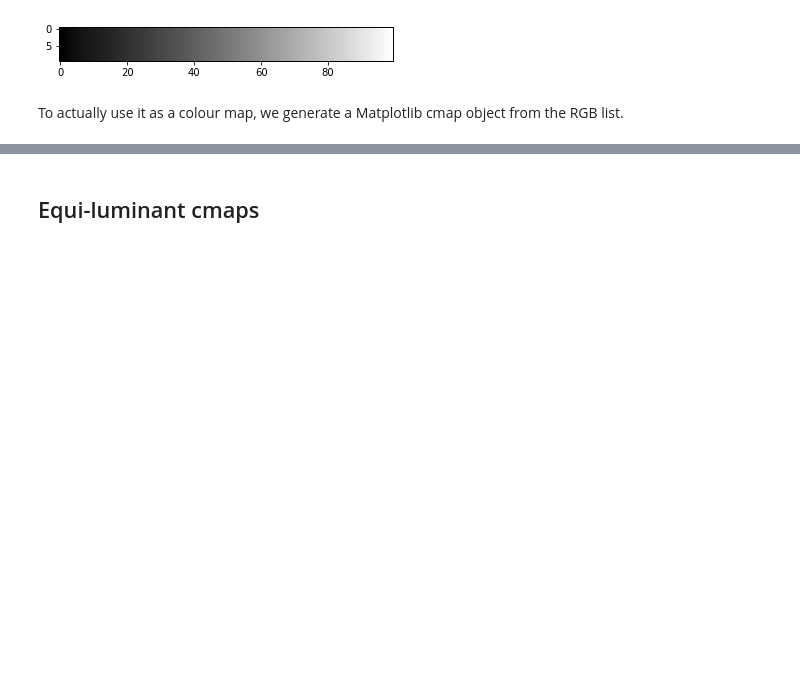
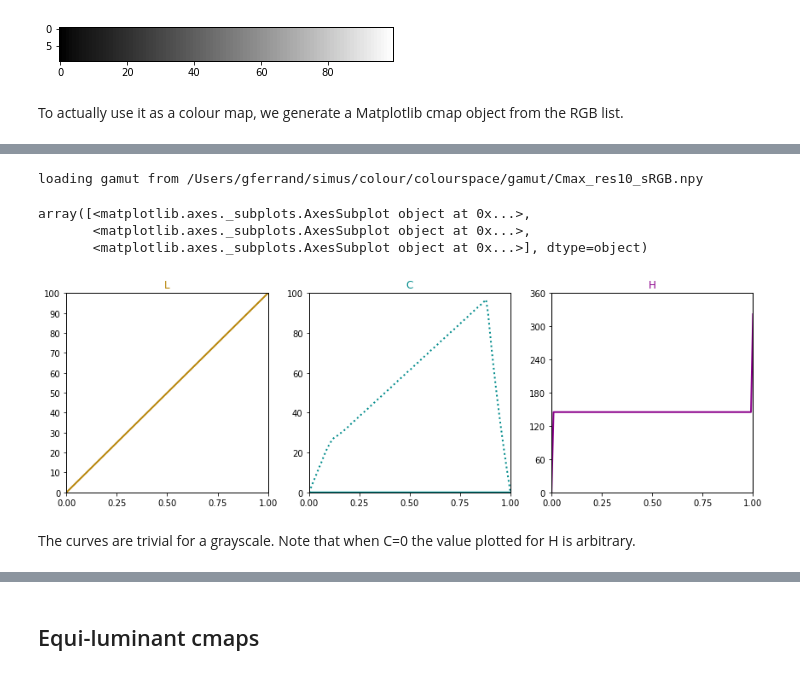
Before and after one commit to gillesferrand/colourspace, a Jupyter notebook: 5. cmaps.ipynb, the cells around one changed output, grey strips where cells are left out. Cells and saved outputs as stored; diff of their text form; code cells hidden in the pictures; blank space fills up the shorter version.

```diff
--- a/5. cmaps.ipynb
+++ b/5. cmaps.ipynb
@@ -55,0 +57,10 @@ The function `test_cmaps()` can be used to test the cmaps, listed by name, on du
+# %%
+maps.plot_path(mycmap, space='LCH', stack='H', widths=[2])
+# %% [output]
+loading gamut from /Users/gferrand/simus/colour/colourspace/gamut/Cmax_res10_sRGB.npy
+array([<matplotlib.axes._subplots.AxesSubplot object at 0x...>,
+       <matplotlib.axes._subplots.AxesSubplot object at 0x...>,
+       <matplotlib.axes._subplots.AxesSubplot object at 0x...>], dtype=object)
+[figure, added]
+# %% [markdown]
+The curves are trivial for a grayscale. Note that when C=0 the value plotted for H is arbitrary.
```
Also changed, not shown: parts of 31 cells of this notebook, 4 other files.
